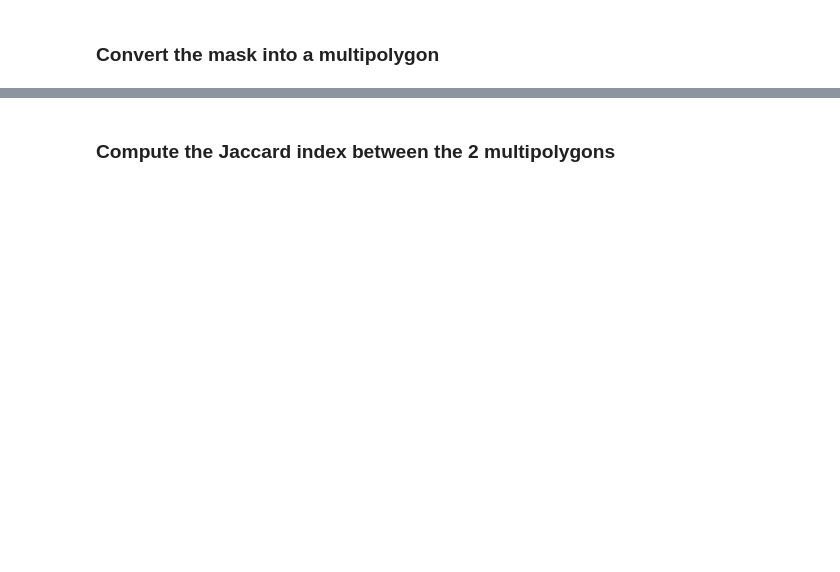
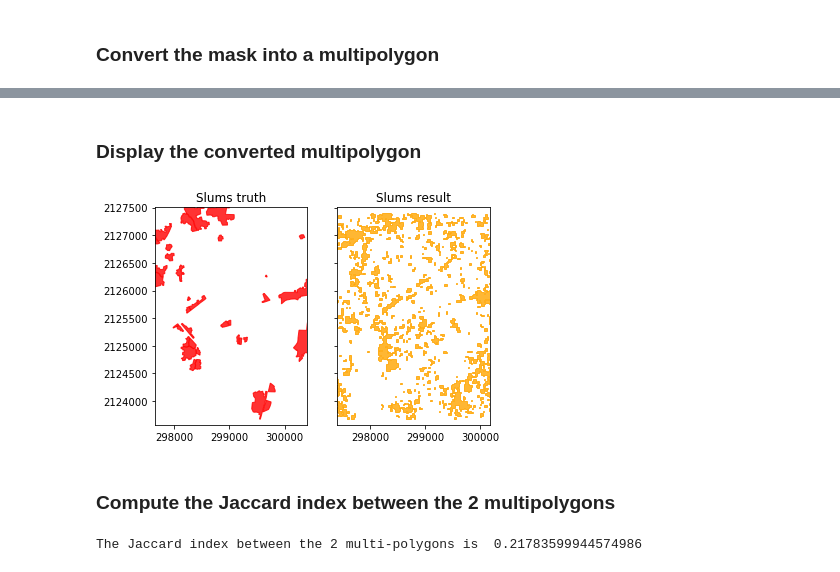
Before and after one commit to DynaSlum/satsense, a Jupyter notebook: Python/Notebooks/demo_notebooks/Performance/5_JaccardIndex_between_true_shape_and_segmentaiton_mask.ipynb, the cells around one changed output, grey strips where cells are left out. Drawn from its saved outputs; the diff is of its cells as text; code cells hidden in the pictures; blank space fills up the shorter version.

```diff
--- a/Python/Notebooks/demo_notebooks/Performance/5_JaccardIndex_between_true_shape_and_segmentaiton_mask.ipynb
+++ b/Python/Notebooks/demo_notebooks/Performance/5_JaccardIndex_between_true_shape_and_segmentaiton_mask.ipynb
@@ -118,2 +126,33 @@ The segmentation result was converted to a valid multi-polygon? False
+# %% [markdown]
+### Display the converted multipolygon
+# %%
+# Visualization parameters
+ORANGE = '#FFA500'
+RED = '#FF0000'
+
+offset = 100
+show_verticies = False
+alpha = 0.8
+
+_, (ax1, ax2) = plt.subplots(1, 2, sharey=True)
+
+shmp(truth_multi, ax1, show_verticies, extent, RED, alpha, 'Slums truth')
+
+xmin, ymin, xmax, ymax = result_multi.bounds
+extent = int(xmin) - offset, int(ymin) - offset, int(xmax) + offset, int(ymax) + offset
+
+shmp(result_multi, ax2, show_verticies, extent, ORANGE, alpha, 'Slums result')
+
+plt.show()
+# %% [output]
+[figure, added]
 # %% [markdown]
 ### Compute the Jaccard index between the 2 multipolygons
+# %%
+# Satsense package import
+from satsense.performance.jaccard_similarity import jaccard_index_multipolygons as jim # jaccard index computation
+
+# compute the Jaccard index (defined as intersection/union)
+print("The Jaccard index between the 2 multi-polygons is ", jim(truth_multi, result_multi))
+# %% [output]
+The Jaccard index between the 2 multi-polygons is  0.21783599944574986
```
Also changed, not shown: parts of 5 cells of this notebook, 1 other file.
